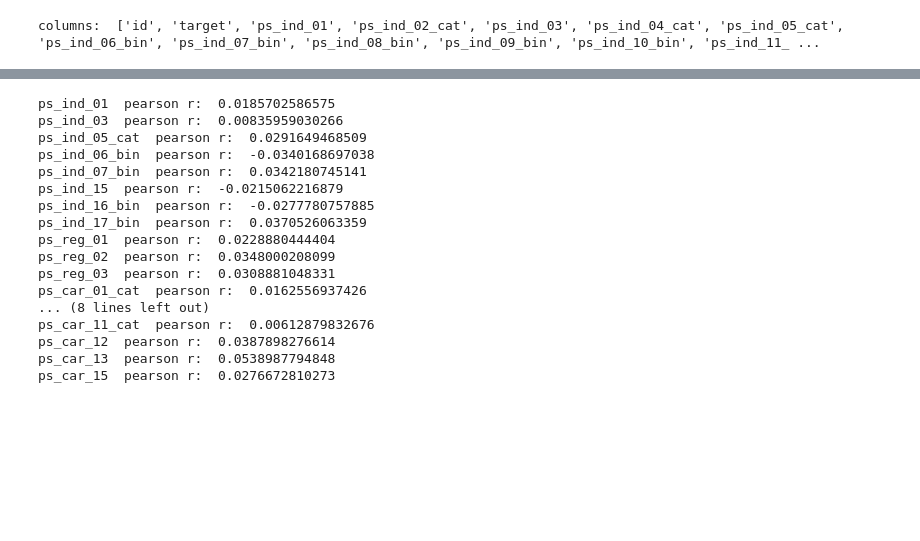
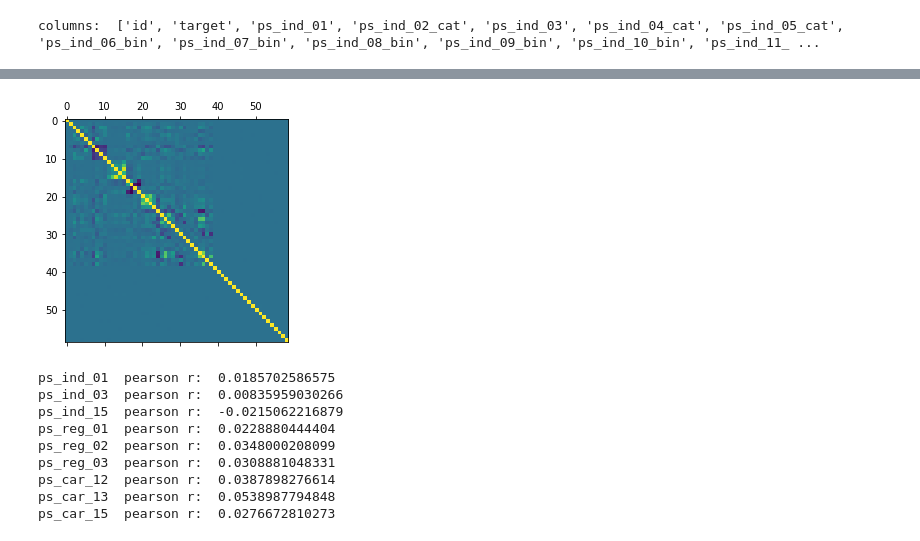
Before and after one commit to jinsabrina/Capstone1, a Jupyter notebook: Inference.ipynb, the cells around one changed output, grey strips where cells are left out. Cells and saved outputs as stored; diff of their text form; code cells hidden in the pictures; blank space fills up the shorter version.

```diff
--- a/Inference.ipynb
+++ b/Inference.ipynb
@@ -114,2 +112,5 @@ for column in diff_columns:
 [figure]
 ... (12 outputs left out)
+# %%
+correlation_matrix = df.corr()
+correlation_matrix
@@ -116,3 +136,8 @@ for column in diff_columns:
+# %%
+_ = plt.matshow(correlation_matrix)
+plt.show()
+# %% [output]
+[figure, added]
 # %%
 def pearson_r(x, y):
     """Compute Pearson correlation coefficient between two arrays."""
@@ -122,7 +147,9 @@ def pearson_r(x, y):
     # Return entry [0,1]
     return corr_mat[0,1]
 
-for column in diff_columns:
+
+quantitative_diff_columns = ['ps_ind_01','ps_ind_03','ps_ind_15','ps_reg_01','ps_reg_02','ps_reg_03','ps_car_12','ps_car_13','ps_car_15']
+for column in quantitative_diff_columns:
     # Compute Pearson correlation coefficient for I. versicolor: r
     r = pearson_r(df[column], df['target'])
 
@@ -131,18 +158,10 @@ for column in diff_columns:
 # %% [output]
 ps_ind_01  pearson r:  0.0185702586575
 ps_ind_03  pearson r:  0.00835959030266
-ps_ind_05_cat  pearson r:  0.0291649468509
-ps_ind_06_bin  pearson r:  -0.0340168697038
-ps_ind_07_bin  pearson r:  0.0342180745141
 ps_ind_15  pearson r:  -0.0215062216879
-ps_ind_16_bin  pearson r:  -0.0277780757885
-ps_ind_17_bin  pearson r:  0.0370526063359
 ps_reg_01  pearson r:  0.0228880444404
 ps_reg_02  pearson r:  0.0348000208099
 ps_reg_03  pearson r:  0.0308881048331
-ps_car_01_cat  pearson r:  0.0162556937426
-... (8 lines left out)
-ps_car_11_cat  pearson r:  0.00612879832676
 ps_car_12  pearson r:  0.0387898276614
 ps_car_13  pearson r:  0.0538987794848
 ps_car_15  pearson r:  0.0276672810273
```
Also changed, not shown: parts of 8 cells of this notebook, 1 other file.
